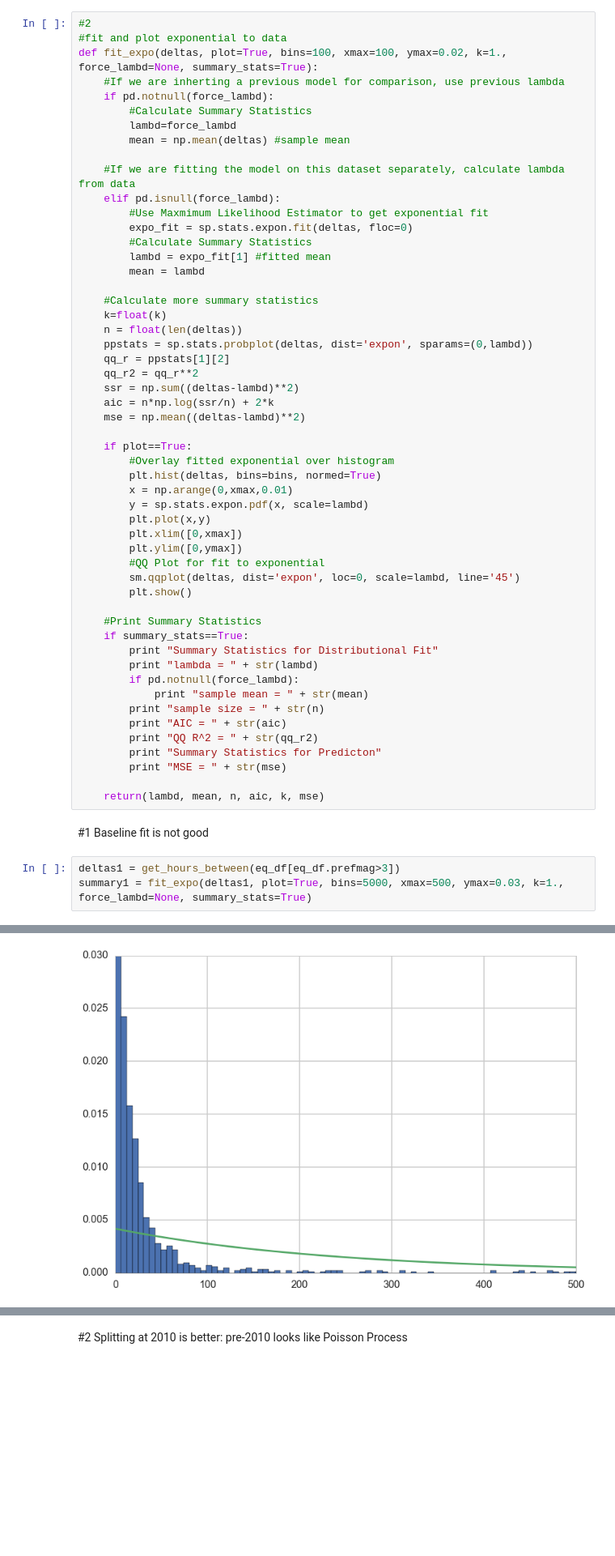
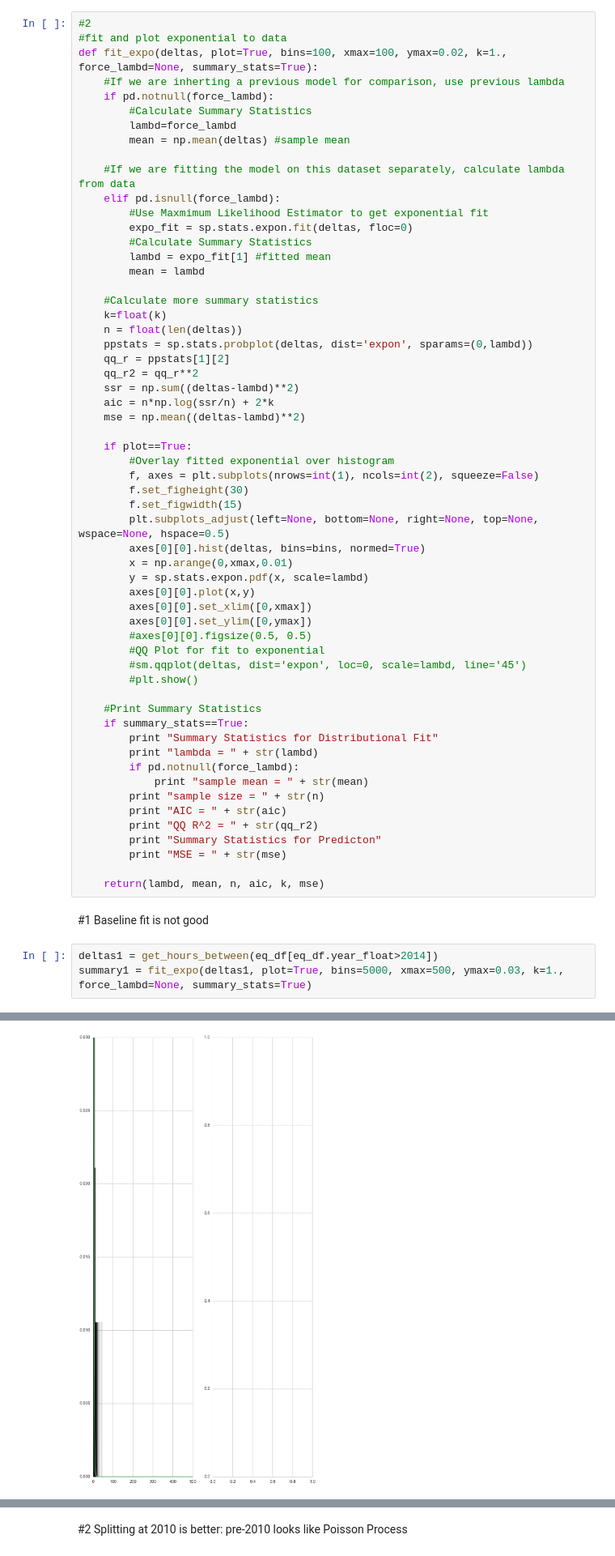
Before and after one commit to tperol/earthquake-clusters, a Jupyter notebook: eric_prefinal.ipynb, the cells around one changed output, grey strips where cells are left out. Shown at 81% size. Saved outputs shown, nothing was run; the diff lists cells and outputs as text; blank space fills up the shorter version.

Commit message:
subplots poisson process

```diff
--- a/eric_prefinal.ipynb
+++ b/eric_prefinal.ipynb
@@ -207,15 +207,20 @@ def fit_expo(deltas, plot=True, bins=100, xmax=100, ymax=0.02, k=1., force_lambd
 
     if plot==True:
         #Overlay fitted exponential over histogram
-        plt.hist(deltas, bins=bins, normed=True)
+        f, axes = plt.subplots(nrows=int(1), ncols=int(2), squeeze=False)
+        f.set_figheight(30)
+        f.set_figwidth(15)
+        plt.subplots_adjust(left=None, bottom=None, right=None, top=None, wspace=None, hspace=0.5)
+        axes[0][0].hist(deltas, bins=bins, normed=True)
         x = np.arange(0,xmax,0.01)
         y = sp.stats.expon.pdf(x, scale=lambd)
-        plt.plot(x,y)
-        plt.xlim([0,xmax])
-        plt.ylim([0,ymax])
+        axes[0][0].plot(x,y)
+        axes[0][0].set_xlim([0,xmax])
+        axes[0][0].set_ylim([0,ymax])
+        #axes[0][0].figsize(0.5, 0.5)
         #QQ Plot for fit to exponential
-        sm.qqplot(deltas, dist='expon', loc=0, scale=lambd, line='45')
-        plt.show()
+        #sm.qqplot(deltas, dist='expon', loc=0, scale=lambd, line='45')
+        #plt.show()
 
     #Print Summary Statistics
     if summary_stats==True:
@@ -233,6 +238,6 @@ def fit_expo(deltas, plot=True, bins=100, xmax=100, ymax=0.02, k=1., force_lambd
 # %% [markdown]
 #1 Baseline fit is not good
 # %%
-deltas1 = get_hours_between(eq_df[eq_df.prefmag>3])
+deltas1 = get_hours_between(eq_df[eq_df.year_float>2014])
 summary1 = fit_expo(deltas1, plot=True, bins=5000, xmax=500, ymax=0.03, k=1., force_lambd=None, summary_stats=True)
 # %% [output]
@@ -239 +245 @@ summary1 = fit_expo(deltas1, plot=True, bins=5000, xmax=500, ymax=0.03, k=1., fo
-[figure, old version]
+[figure, new version]
```
Also changed, not shown: parts of 1 cell of this notebook.
